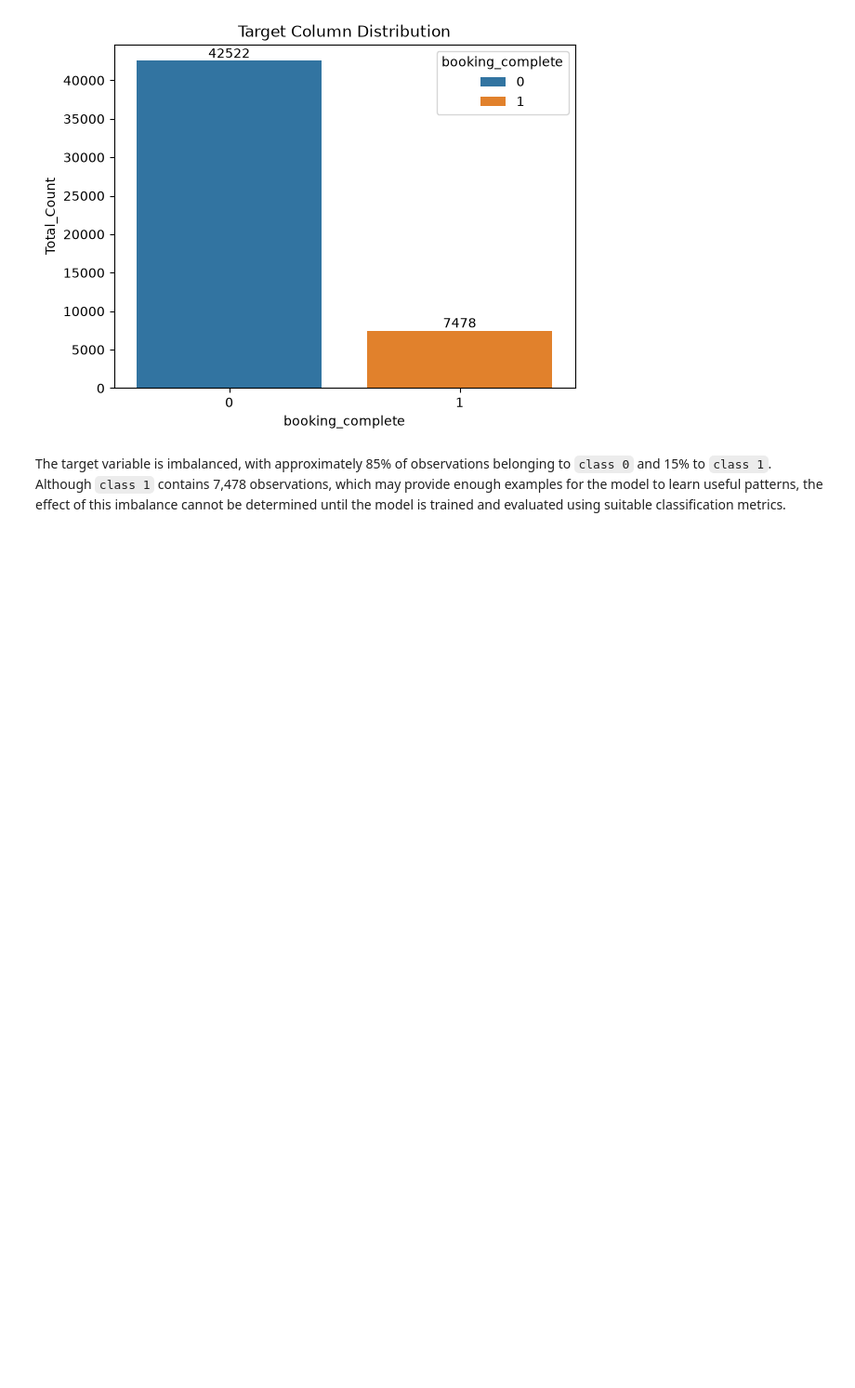
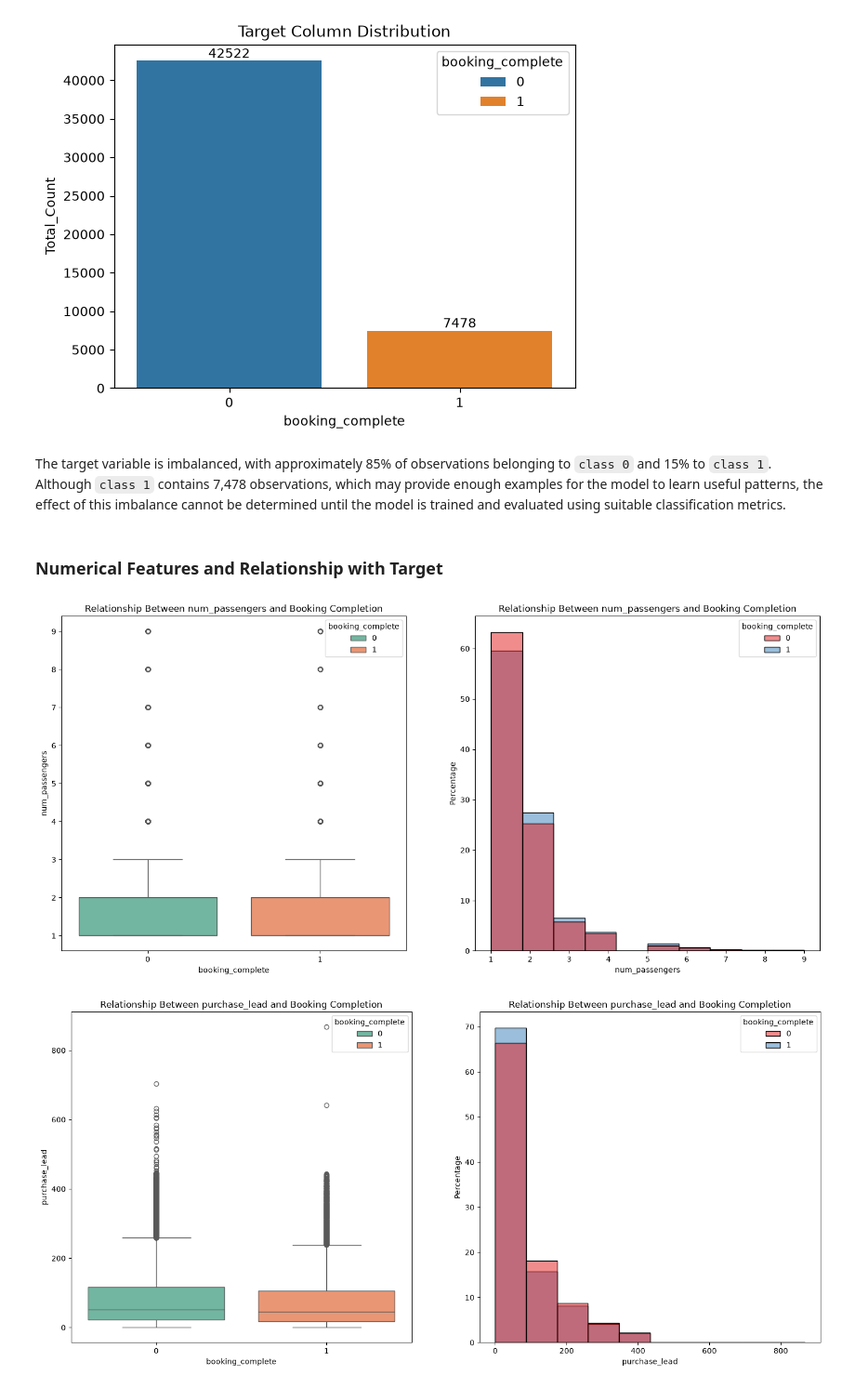
Before and after one commit to Aalli-Talpur/British-airways-data-science-job-simulation, a Jupyter notebook: british_airways_booking_prediction.ipynb, the cells around one changed output. Shown at 93% size. Saved outputs shown, nothing was run; the diff lists cells and outputs as text; code cells hidden in the pictures; blank space fills up the shorter version.

Commit message:
Complete baseline numerical feature visualizations

```diff
--- a/british_airways_booking_prediction.ipynb
+++ b/british_airways_booking_prediction.ipynb
@@ -101,3 +105,8 @@ df.describe()
 | max | 9.000000 | 867.000000 | 778.00000 | 23.00000 | 7.000000 | 1.000000 | ... |
 # %% [markdown]
 The `.describe()` method gives us a summary of descriptive statistics over the entire dataset (only works for numeric columns). This gives us a quick overview of a few things such as the mean, min, max and overall distribution of each column.
+# %%
+print("Unique values in each column")
+for column in df.columns.to_list():
+    print("")
+    print(f"{column} : {df[column].nunique()}")
@@ -123,3 +152,27 @@ Text(0.5, 1.0, 'Target Column Distribution')
 [figure]
 # %% [markdown]
 The target variable is imbalanced, with approximately 85% of observations belonging to `class 0` and 15% to `class 1`. Although `class 1` contains 7,478 observations, which may provide enough examples for the model to learn useful patterns, the effect of this imbalance cannot be determined until the model is trained and evaluated using suitable classification metrics.
+# %% [markdown]
+### Numerical Features and Relationship with Target
+# %%
+numerical_columns = df[['num_passengers', 'purchase_lead', 'length_of_stay', 'flight_hour', 'flight_duration']]
+
+for column in numerical_columns:
+    fig = plt.figure(figsize=(18,8))
+    ax0 = fig.add_subplot(1,2,1)
+    ax1 = fig.add_subplot(1,2,2)
+
+    sns.boxplot(data=df, x="booking_complete", y=column, hue="booking_complete", palette="Set2" ,ax=ax0)
+    ax0.set_title(f"Relationship Between {column} and Booking Completion")
+    ax0.set_xlabel("booking_complete")
+    ax0.set_ylabel(column)
+
+    sns.histplot(data=df, x=column, hue="booking_complete", stat="percent", common_norm=False ,bins=8 ,palette="Set1", ax=ax1)
+    ax1.set_title(f"Relationship Between {column} and Booking Completion")
+    ax1.set_xlabel(column)
+    ax1.set_ylabel('Percentage')
+
+    plt.show()
+# %% [output]
+[figure, added]
+[figure, added]
```
Also changed, not shown: parts of 4 cells of this notebook.
